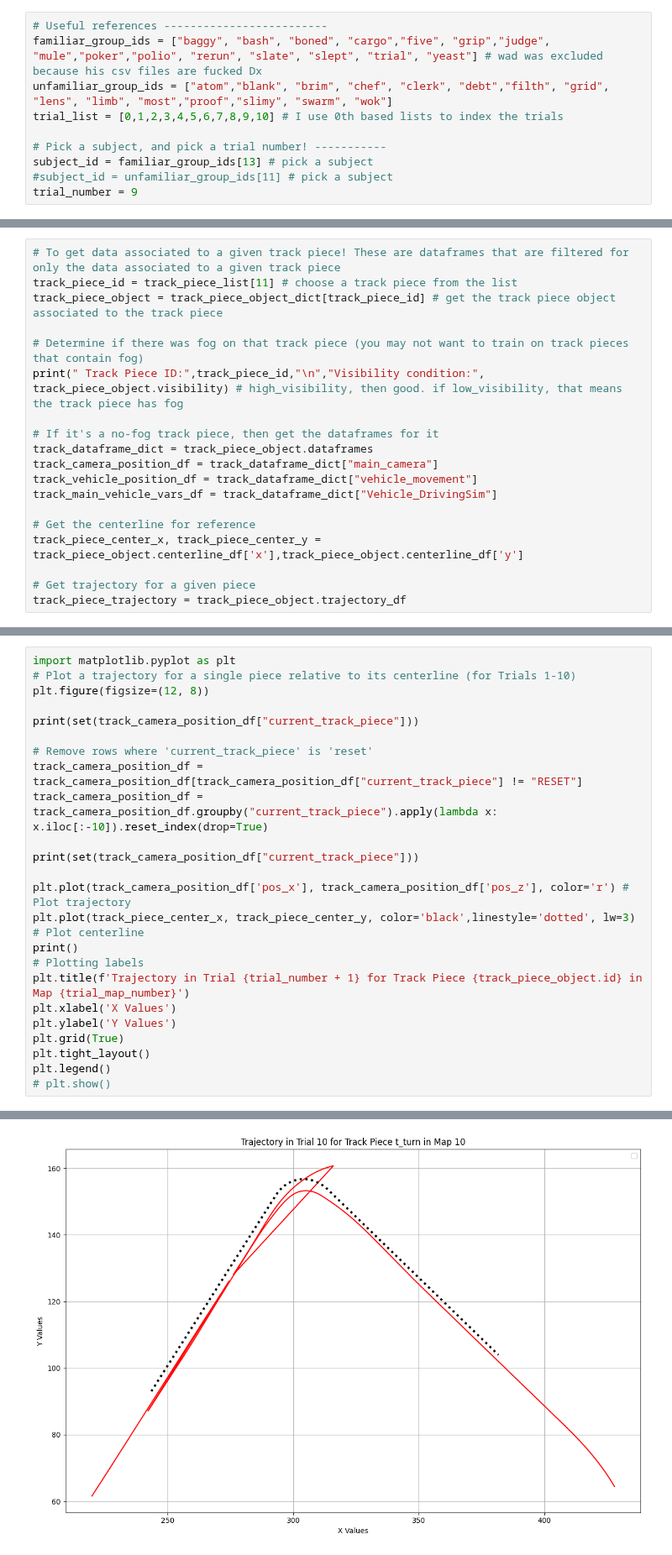
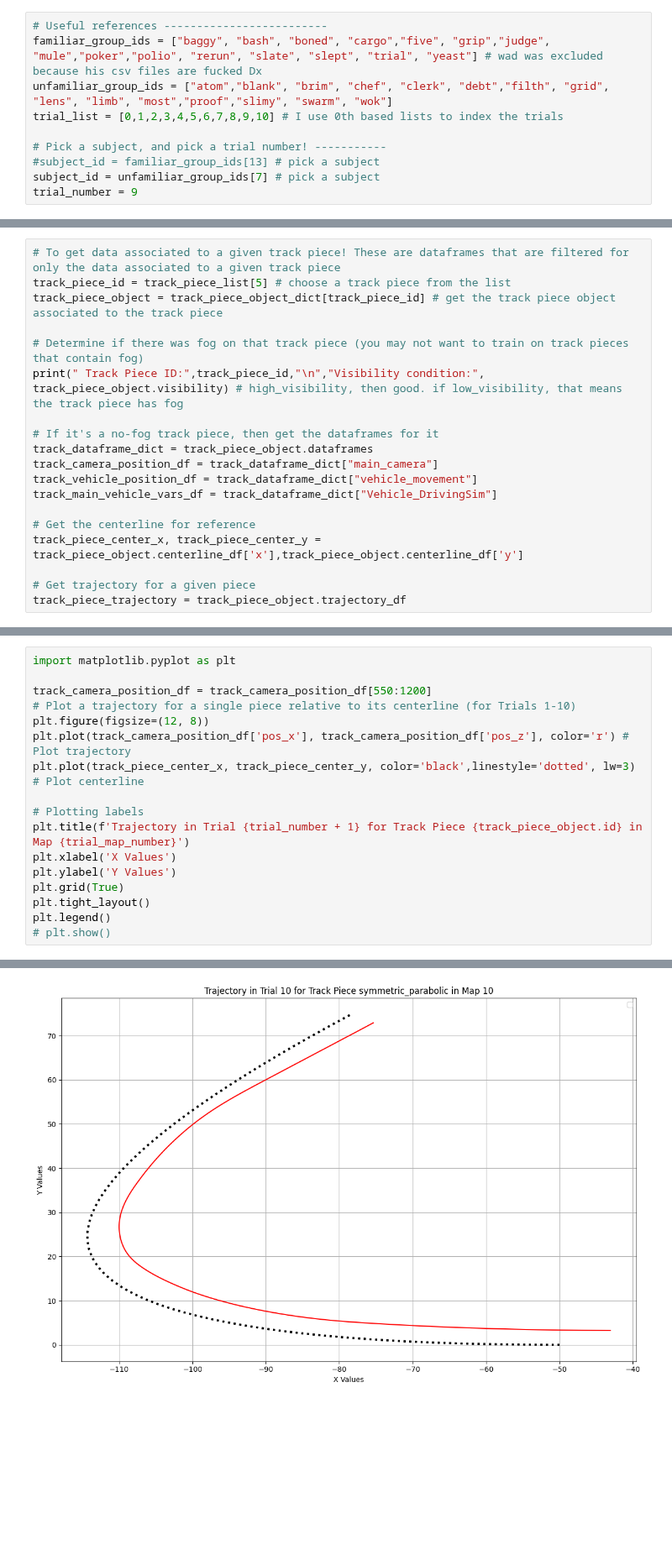
Before and after one commit to GraceRoessling/driving_exp_1_analyses, a Jupyter notebook: experiment_analyses/jupyter_notebooks/Get_subject_data.ipynb, the cells around one changed output, grey strips where cells are left out. Shown at 84% size. Saved outputs shown, nothing was run; the diff lists cells and outputs as text; blank space fills up the shorter version.

```diff
--- a/experiment_analyses/jupyter_notebooks/Get_subject_data.ipynb
+++ b/experiment_analyses/jupyter_notebooks/Get_subject_data.ipynb
@@ -25,8 +25,8 @@ unfamiliar_group_ids = ["atom","blank", "brim", "chef", "clerk", "debt","filth",
 trial_list = [0,1,2,3,4,5,6,7,8,9,10] # I use 0th based lists to index the trials
 
 # Pick a subject, and pick a trial number! -----------
-subject_id = familiar_group_ids[13] # pick a subject
-#subject_id = unfamiliar_group_ids[11] # pick a subject
+#subject_id = familiar_group_ids[13] # pick a subject
+subject_id = unfamiliar_group_ids[7] # pick a subject
 trial_number = 9
 # %%
 # Get objects associated to a given subject and their trial
@@ -58,7 +58,7 @@ vehicle_position_path = f"{path_to_csv}/vehicle_movement"
 main_vehicle_vars_path = f"{path_to_csv}/Vehicle_DrivingSim"
 # %%
 # To get data associated to a given track piece! These are dataframes that are filtered for only the data associated to a given track piece
-track_piece_id = track_piece_list[11] # choose a track piece from the list
+track_piece_id = track_piece_list[5] # choose a track piece from the list
 track_piece_object = track_piece_object_dict[track_piece_id] # get the track piece object associated to the track piece
 
 # Determine if there was fog on that track piece (you may not want to train on track pieces that contain fog)
@@ -130,19 +81,12 @@ driving_vars_df, cam_position_df, vehicle_position_df, reset_counts = clean_trac
 # %%
 import matplotlib.pyplot as plt
+
+track_camera_position_df = track_camera_position_df[550:1200]
 # Plot a trajectory for a single piece relative to its centerline (for Trials 1-10)
 plt.figure(figsize=(12, 8))
-
-print(set(track_camera_position_df["current_track_piece"]))
-
-# Remove rows where 'current_track_piece' is 'reset'
-track_camera_position_df = track_camera_position_df[track_camera_position_df["current_track_piece"] != "RESET"]
-track_camera_position_df = track_camera_position_df.groupby("current_track_piece").apply(lambda x: x.iloc[:-10]).reset_index(drop=True)
-
-print(set(track_camera_position_df["current_track_piece"]))
-
 plt.plot(track_camera_position_df['pos_x'], track_camera_position_df['pos_z'], color='r') # Plot trajectory
 plt.plot(track_piece_center_x, track_piece_center_y, color='black',linestyle='dotted', lw=3) # Plot centerline
-print()
+
 # Plotting labels
 plt.title(f'Trajectory in Trial {trial_number + 1} for Track Piece {track_piece_object.id} in Map {trial_map_number}')
 plt.xlabel('X Values')
@@ -159,4 +101,4 @@ No artists with labels found to put in legend.  Note that artists whose label st
-[figure, old version]
+[figure, new version]
 # %%
 import matplotlib.pyplot as plt
 import matplotlib.colors as mcolors
```
Also changed, not shown: parts of 5 cells of this notebook, 2 other files.
